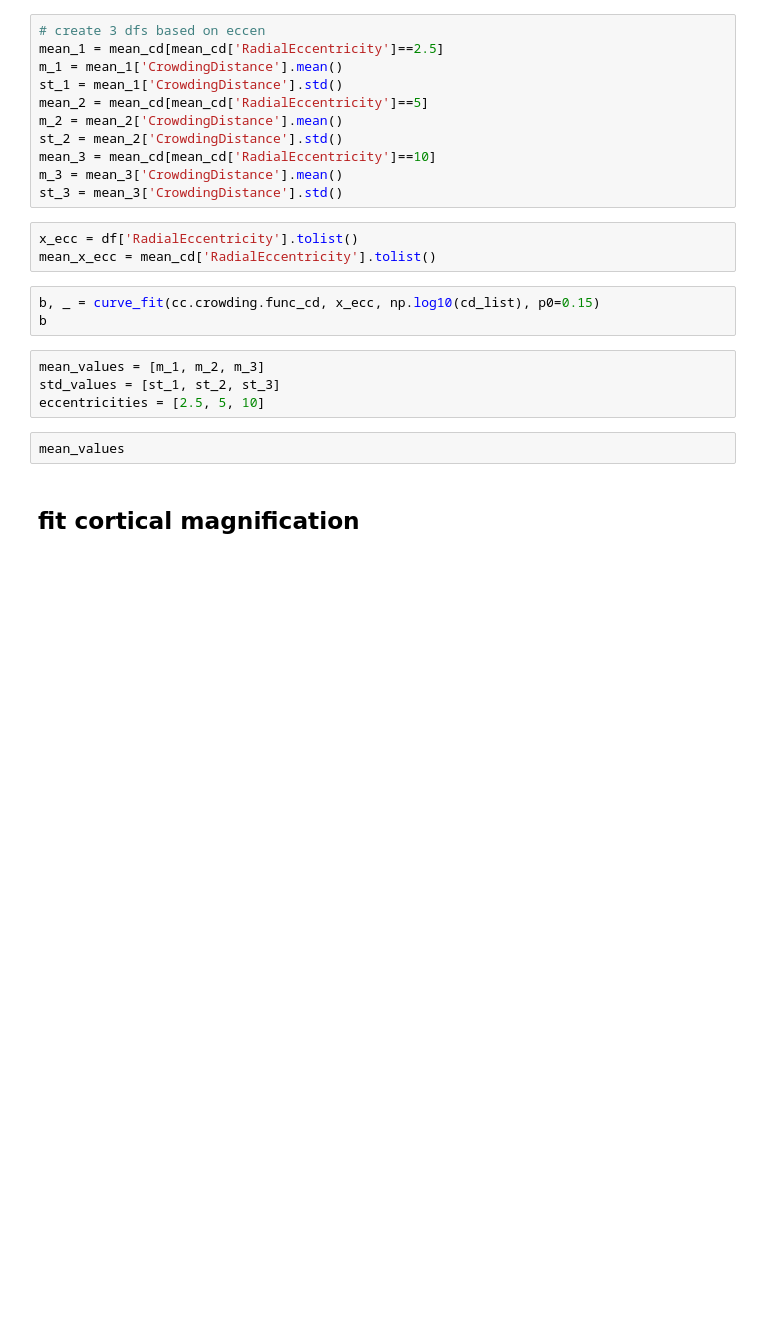
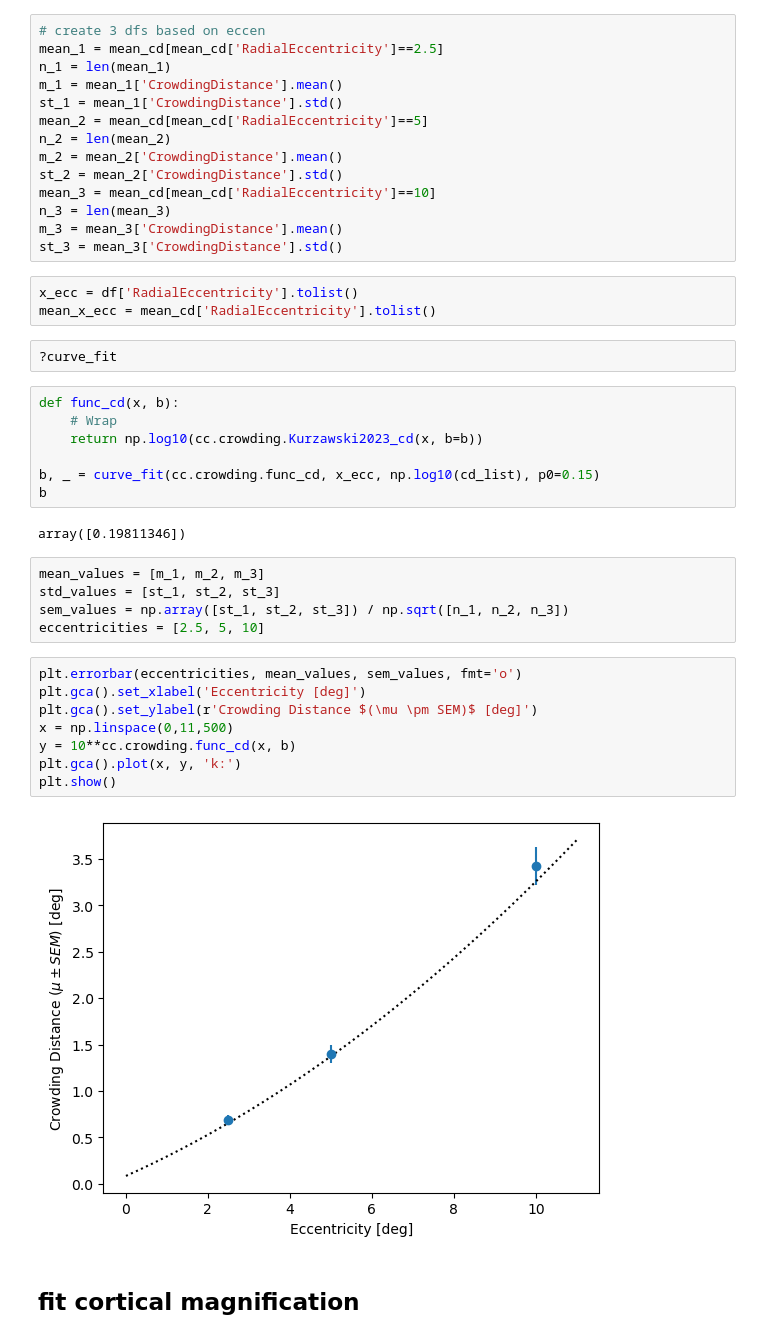
Before and after one commit to noahbenson/cortical-crowding, a Jupyter notebook: notebooks/dev.ipynb, the cells around one changed output. Cells and saved outputs as stored; diff of their text form; blank space fills up the shorter version.

```diff
--- a/notebooks/dev.ipynb
+++ b/notebooks/dev.ipynb
@@ -82,26 +82,46 @@ mean_cd_list=mean_cd['CrowdingDistance'].tolist()
 # %%
 # create 3 dfs based on eccen
 mean_1 = mean_cd[mean_cd['RadialEccentricity']==2.5]
+n_1 = len(mean_1)
 m_1 = mean_1['CrowdingDistance'].mean()
 st_1 = mean_1['CrowdingDistance'].std()
 mean_2 = mean_cd[mean_cd['RadialEccentricity']==5]
+n_2 = len(mean_2)
 m_2 = mean_2['CrowdingDistance'].mean()
 st_2 = mean_2['CrowdingDistance'].std()
 mean_3 = mean_cd[mean_cd['RadialEccentricity']==10]
+n_3 = len(mean_3)
 m_3 = mean_3['CrowdingDistance'].mean()
 st_3 = mean_3['CrowdingDistance'].std()
 # %%
 x_ecc = df['RadialEccentricity'].tolist()
 mean_x_ecc = mean_cd['RadialEccentricity'].tolist()
+# %%
+?curve_fit
 # %%
+def func_cd(x, b):
+    # Wrap
+    return np.log10(cc.crowding.Kurzawski2023_cd(x, b=b))
+
 b, _ = curve_fit(cc.crowding.func_cd, x_ecc, np.log10(cd_list), p0=0.15)
 b
+# %% [output]
+array([0.19811346])
 # %%
 mean_values = [m_1, m_2, m_3]
 std_values = [st_1, st_2, st_3]
+sem_values = np.array([st_1, st_2, st_3]) / np.sqrt([n_1, n_2, n_3])
 eccentricities = [2.5, 5, 10]
 # %%
-mean_values
+plt.errorbar(eccentricities, mean_values, sem_values, fmt='o')
+plt.gca().set_xlabel('Eccentricity [deg]')
+plt.gca().set_ylabel(r'Crowding Distance $(\mu \pm SEM)$ [deg]')
+x = np.linspace(0,11,500)
+y = 10**cc.crowding.func_cd(x, b)
+plt.gca().plot(x, y, 'k:')
+plt.show()
+# %% [output]
+[figure, added]
 # %% [markdown]
 ## fit cortical magnification
 # %%
```
Also changed, not shown: parts of 1 cell of this notebook, 1 other file.
